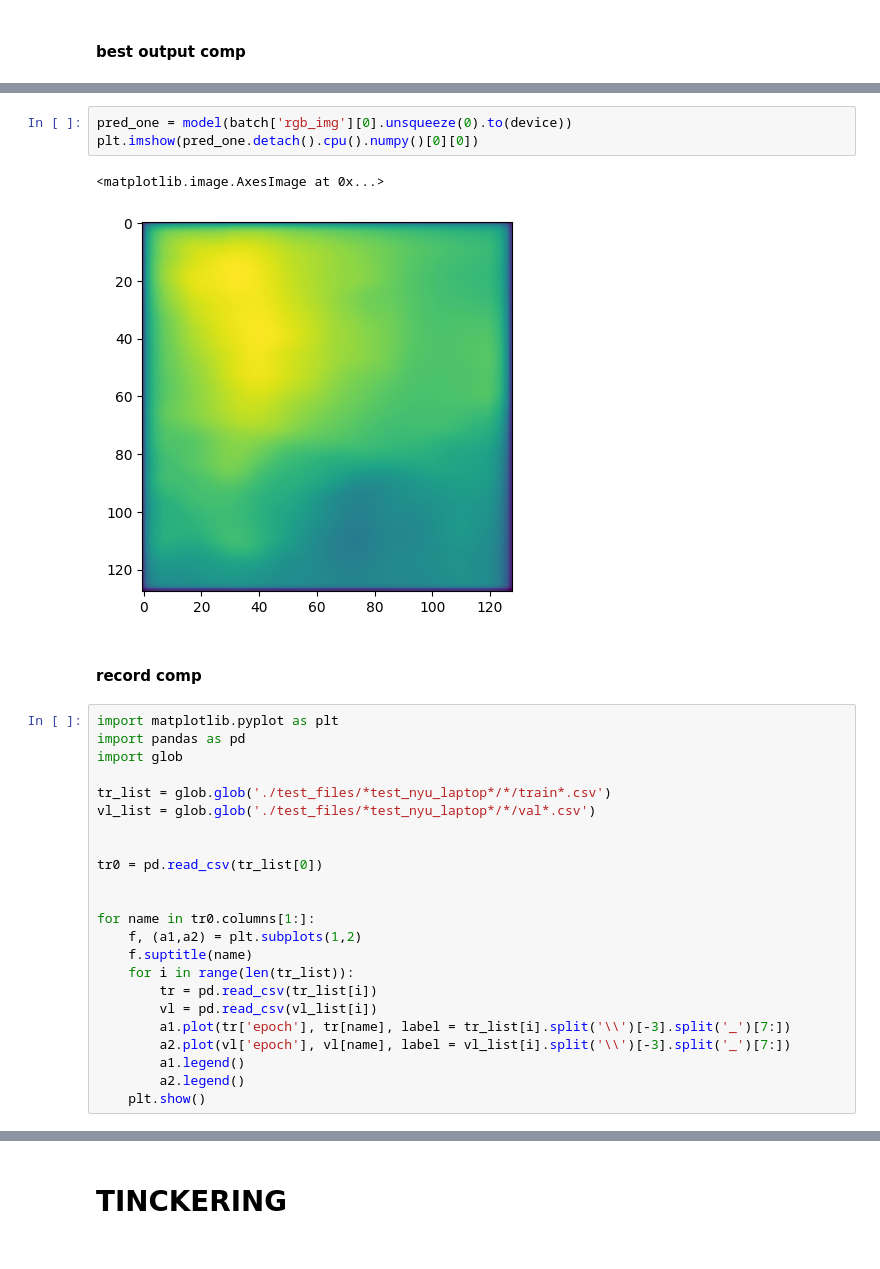
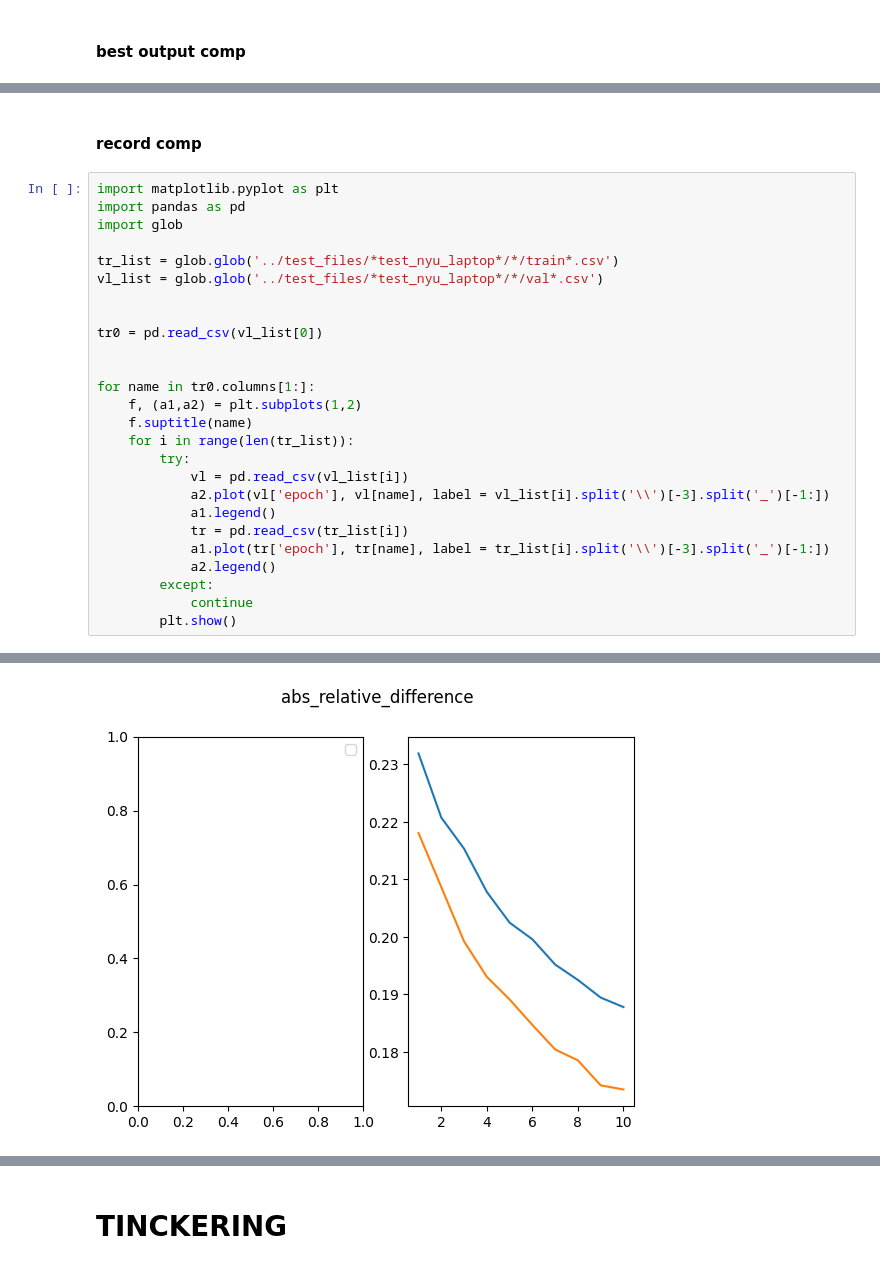
Before and after one commit to Mpasiowiec/Estymacja-glebi-na-podstawie-pojedynczego-zdejcia, a Jupyter notebook: quick_check.ipynb, the cells around one changed output, grey strips where cells are left out. Saved outputs shown, nothing was run; the diff lists cells and outputs as text.

```diff
--- a/quick_check.ipynb
+++ b/quick_check.ipynb
@@ -394,9 +425,3 @@ tensor(0.9109)
-# %%
-pred_one = model(batch['rgb_img'][0].unsqueeze(0).to(device))
-plt.imshow(pred_one.detach().cpu().numpy()[0][0])
-# %% [output]
-<matplotlib.image.AxesImage at 0x...>
-[figure, removed]
 # %% [markdown]
 #### record comp
 # %%
@@ -404,21 +429,25 @@ import matplotlib.pyplot as plt
 import pandas as pd
 import glob
 
-tr_list = glob.glob('./test_files/*test_nyu_laptop*/*/train*.csv')
-vl_list = glob.glob('./test_files/*test_nyu_laptop*/*/val*.csv')
+tr_list = glob.glob('../test_files/*test_nyu_laptop*/*/train*.csv')
+vl_list = glob.glob('../test_files/*test_nyu_laptop*/*/val*.csv')
 
 
-tr0 = pd.read_csv(tr_list[0])
+tr0 = pd.read_csv(vl_list[0])
 
 
 for name in tr0.columns[1:]:
     f, (a1,a2) = plt.subplots(1,2)
     f.suptitle(name)
     for i in range(len(tr_list)):
-        tr = pd.read_csv(tr_list[i])
-        vl = pd.read_csv(vl_list[i])
-        a1.plot(tr['epoch'], tr[name], label = tr_list[i].split('\\')[-3].split('_')[7:])
-        a2.plot(vl['epoch'], vl[name], label = vl_list[i].split('\\')[-3].split('_')[7:])
-        a1.legend()
-        a2.legend()
-    plt.show()
+        try:
+            vl = pd.read_csv(vl_list[i])
+            a2.plot(vl['epoch'], vl[name], label = vl_list[i].split('\\')[-3].split('_')[-1:])
+            a1.legend()
+            tr = pd.read_csv(tr_list[i])
+            a1.plot(tr['epoch'], tr[name], label = tr_list[i].split('\\')[-3].split('_')[-1:])
+            a2.legend()
+        except:
+            continue
+        plt.show()
+# %% [output]
@@ -424,0 +471 @@ for name in tr0.columns[1:]:
+[figure, added]
```
Also changed, not shown: parts of 22 cells of this notebook, 4 other files.
